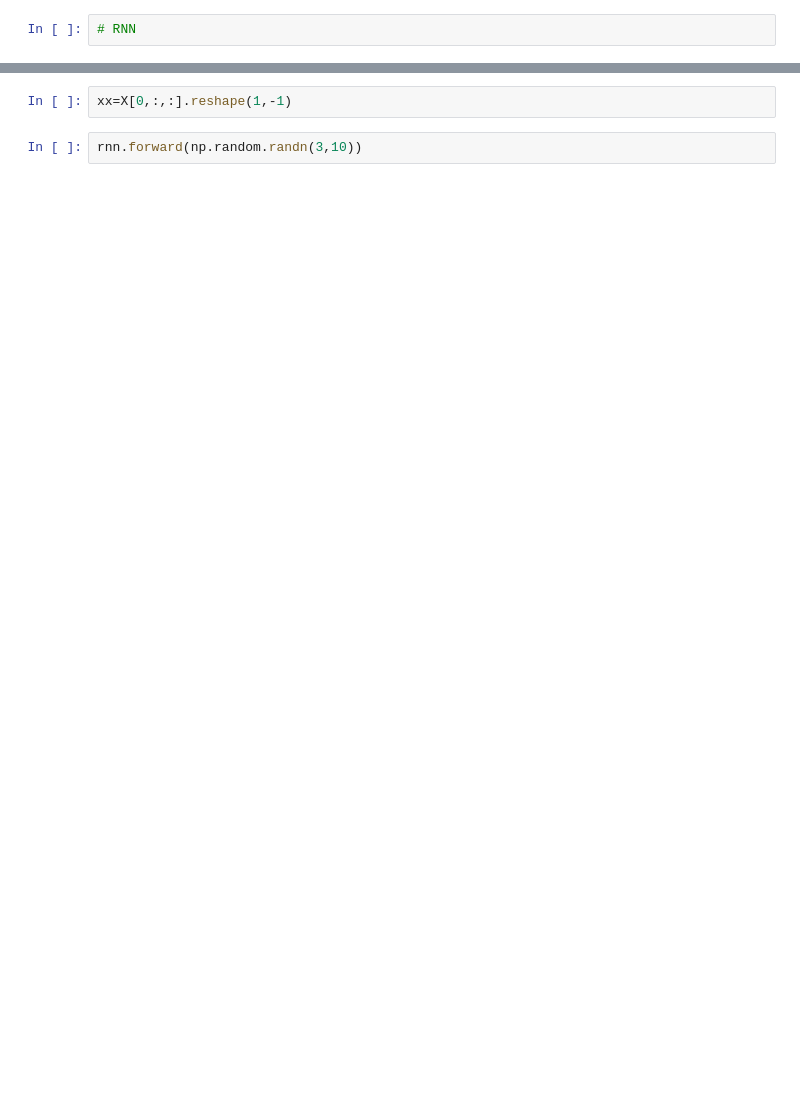
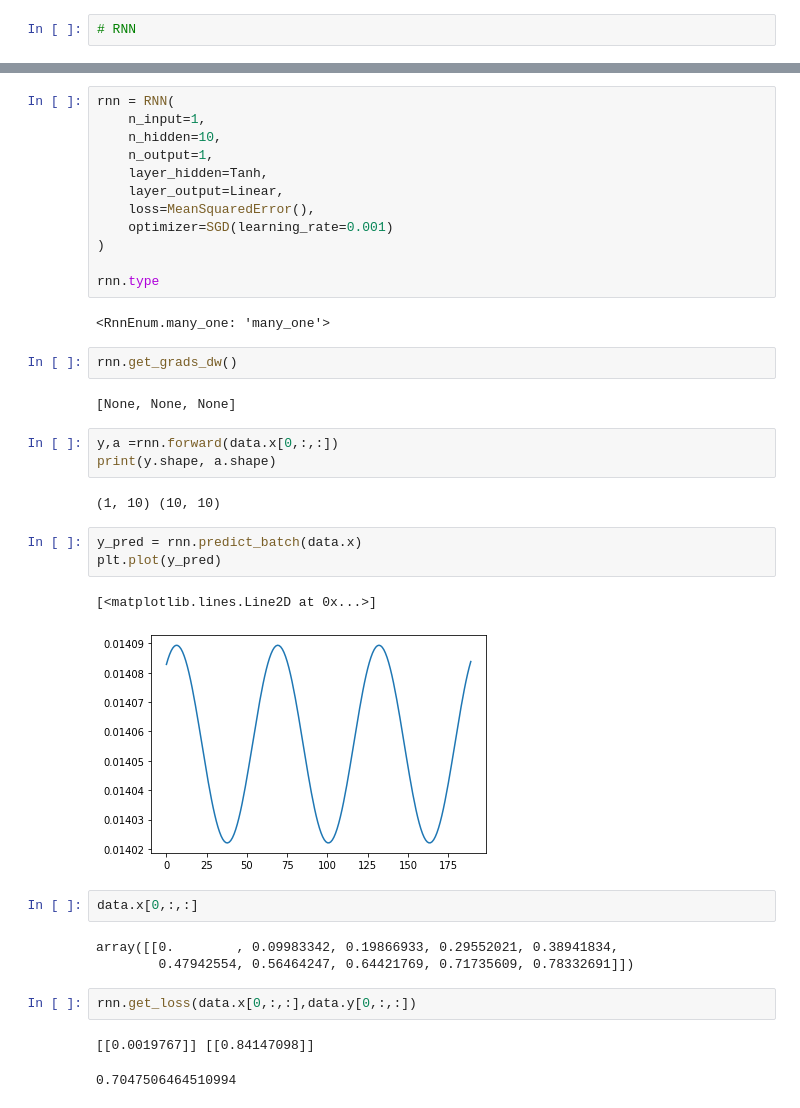
Before and after one commit to scuervo91/gympy, a Jupyter notebook: docs/examples/RNN/1-Rnn_basic.ipynb, the cells around one changed output, grey strips where cells are left out. Cells and saved outputs as stored; diff of their text form; blank space fills up the shorter version.

```diff
--- a/docs/examples/RNN/1-Rnn_basic.ipynb
+++ b/docs/examples/RNN/1-Rnn_basic.ipynb
@@ -50,4 +28,39 @@ rnn = RNN(n_input=3, n_hidden=5,n_output=5, layer_a=Tanh,layer_y=Softmax)
-# %%
-xx=X[0,:,:].reshape(1,-1)
-# %%
-rnn.forward(np.random.randn(3,10))
+# %%
+rnn = RNN(
+    n_input=1,
+    n_hidden=10,
+    n_output=1,
+    layer_hidden=Tanh,
+    layer_output=Linear,
+    loss=MeanSquaredError(),
+    optimizer=SGD(learning_rate=0.001)
+)
+
+rnn.type
+# %% [output]
+<RnnEnum.many_one: 'many_one'>
+# %%
+rnn.get_grads_dw()
+# %% [output]
+[None, None, None]
+# %%
+y,a =rnn.forward(data.x[0,:,:])
+print(y.shape, a.shape)
+# %% [output]
+(1, 10) (10, 10)
+# %%
+y_pred = rnn.predict_batch(data.x)
+plt.plot(y_pred)
+# %% [output]
+[<matplotlib.lines.Line2D at 0x...>]
+[figure, added]
+# %%
+data.x[0,:,:]
+# %% [output]
+array([[0.        , 0.09983342, 0.19866933, 0.29552021, 0.38941834,
+        0.47942554, 0.56464247, 0.64421769, 0.71735609, 0.78332691]])
+# %%
+rnn.get_loss(data.x[0,:,:],data.y[0,:,:])
+# %% [output]
+[[0.0019767]] [[0.84147098]]
+0.7047506464510994
```
Also changed, not shown: parts of 11 cells of this notebook, 2 other files.
